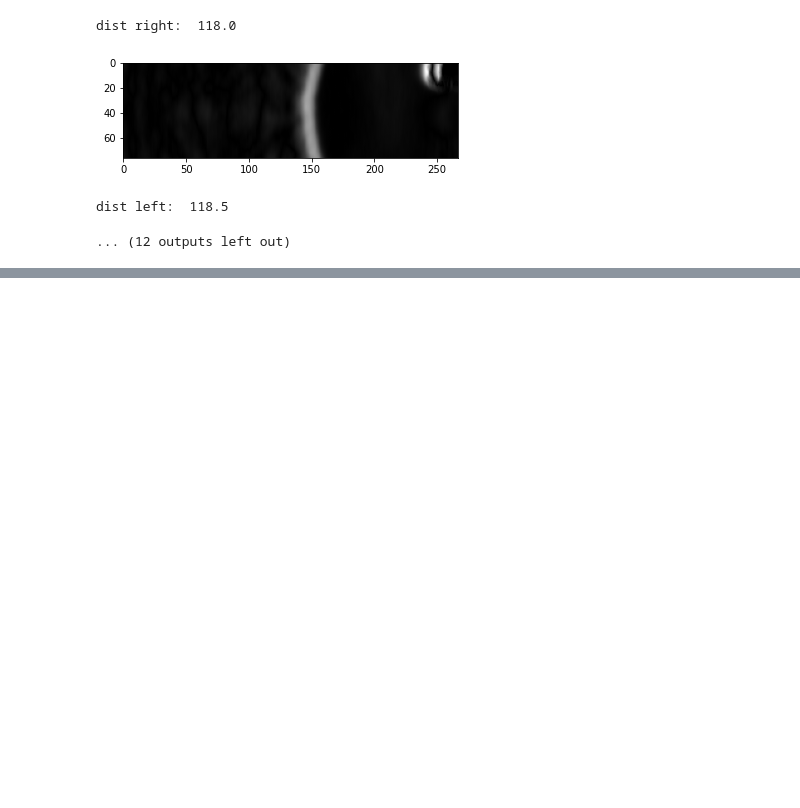
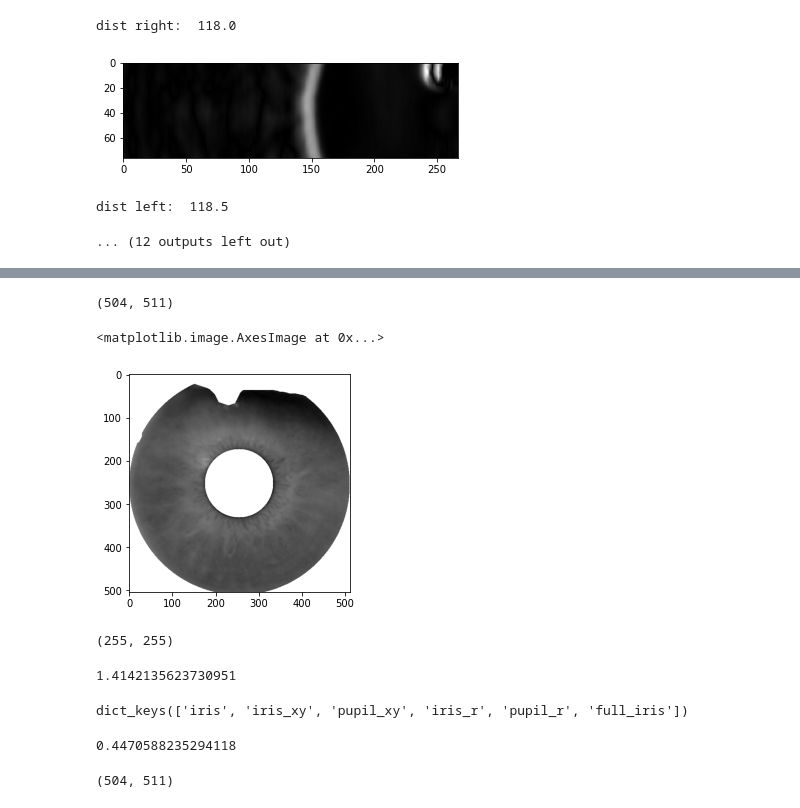
Before and after one commit to spjoliver/TMS016_DOG, a Jupyter notebook: IrisRecognition/example_iriscode.ipynb, the cells around one changed output, grey strips where cells are left out. Drawn from its saved outputs; the diff is of its cells as text; code cells hidden in the pictures; blank space fills up the shorter version.

```diff
--- a/IrisRecognition/example_iriscode.ipynb
+++ b/IrisRecognition/example_iriscode.ipynb
@@ -260,0 +263,6 @@ dist left:  118.5
+# %%
+from IrisSegmentation import FastIrisPupilScanner
+img_name = "UTIRIS_infrared/021/021_L/Img_021_L_4.bmp"
+img = rgbtogray(cv2.imread(img_name).astype(np.double)/255.)
+out = FastIrisPupilScanner(img_name)
+#plt.imshow(img, cmap="gray")
@@ -260,0 +279,17 @@ dist left:  118.5
+# %%
+out['iris'].shape
+# %% [output]
+(504, 511)
+# %%
+plt.imshow(out['iris'], cmap="gray")
+# %% [output]
+<matplotlib.image.AxesImage at 0x...>
+[figure, added]
+# %%
+out['iris_xy']
+# %% [output]
+(255, 255)
+# %%
+np.sqrt(2)
+# %% [output]
+1.4142135623730951
@@ -260,0 +366,12 @@ dist left:  118.5
+# %%
+print(out.keys())
+# %% [output]
+dict_keys(['iris', 'iris_xy', 'pupil_xy', 'iris_r', 'pupil_r', 'full_iris'])
+# %%
+(out['iris']/255)[255, 510]
+# %% [output]
+0.4470588235294118
+# %%
+(out['iris']/255).shape
+# %% [output]
+(504, 511)
```
Also changed, not shown: parts of 14 cells of this notebook.
